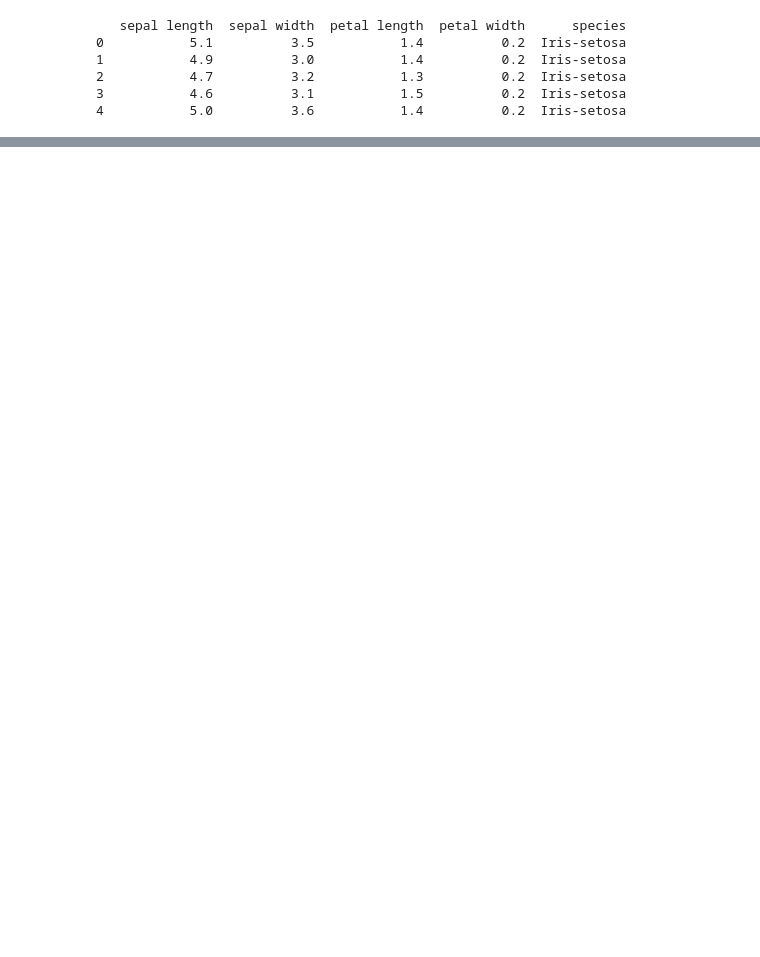
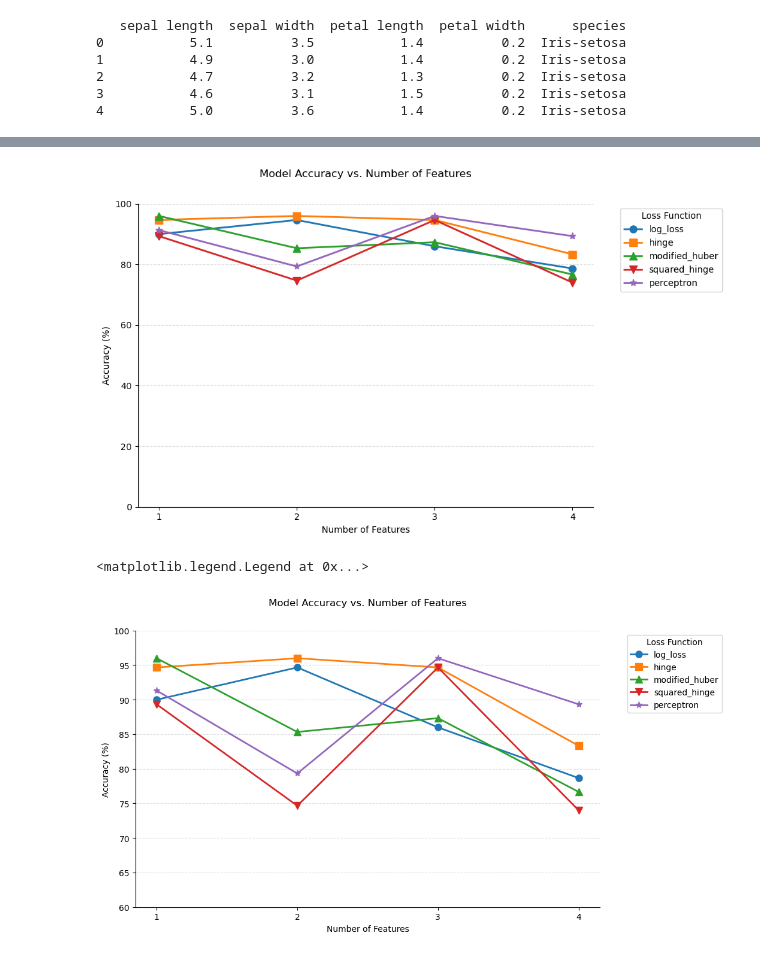
Before and after one commit to tat400pinglife/connections_bot, a Jupyter notebook: Untitled-1.ipynb, the cells around one changed output, grey strips where cells are left out. Drawn from its saved outputs; the diff is of its cells as text; code cells hidden in the pictures; blank space fills up the shorter version.

```diff
--- a/Untitled-1.ipynb
+++ b/Untitled-1.ipynb
@@ -5,7 +10,10 @@ df = pd.read_csv('https://archive.ics.uci.edu/ml/machine-learning-databases/iris
 # %%
 # •	A) sepal length B) sepal width C) petal length D) petal width
 df.columns = ['sepal length', 'sepal width', 'petal length', 'petal width', 'species']
-
+plot_data_scaled = []
+plot_data = []
+loss_functions = ['log_loss', 'hinge', 'modified_huber', 'squared_hinge', 'perceptron']
+y = df.iloc[:, -1]
 print(df.head())
 # %% [output]
    sepal length  sepal width  petal length  petal width      species
@@ -133,0 +46,75 @@ Loss Function: perceptron      | True Accuracy: 88.00%
+# %%
+plot_data_scaled = []
+plot_data = []
+for i in range(1, 5):
+    train_and_evaluate(loss_functions, i)
+    train_and_evaluate_scaled(loss_functions, i)
+# %%
+markers = ['o', 's', '^', 'v', '*']
+
+plt.figure(figsize=(10, 6))
+
+for i, loss in enumerate(loss_functions):
+    loss_data = [item for item in plot_data if item[1] == loss]
+    loss_data.sort(key=lambda x: x[2])
+
+    features = [item[2] for item in loss_data]
+    accuracies = [item[0] for item in loss_data]
+
+    plt.plot(
+        features, accuracies,
+        marker=markers[i % len(markers)],
+        linestyle='-',
+        markersize=8,
+        linewidth=2,
+        label=loss
+    )
+
+plt.xlabel("Number of Features")
+plt.ylabel("Accuracy (%)")
+plt.title("Model Accuracy vs. Number of Features", pad=30)
+
+all_features = sorted(list(set([item[2] for item in plot_data])))
+plt.xticks(all_features)
+plt.ylim(0, 100)
+plt.gca().spines['top'].set_visible(False)
+plt.gca().spines['right'].set_visible(False)
+plt.grid(True, axis='y', linestyle='--', alpha=0.4)
+plt.legend(title="Loss Function", bbox_to_anchor=(1.05, 1))
+
+plt.tight_layout()
+plt.show()
+
+plt.figure(figsize=(10, 6))
+
+for i, loss in enumerate(loss_functions):
+    loss_data = [item for item in plot_data if item[1] == loss]
+    loss_data.sort(key=lambda x: x[2])
+
+    features = [item[2] for item in loss_data]
+    accuracies = [item[0] for item in loss_data]
+
+    plt.plot(
+        features, accuracies,
+        marker=markers[i % len(markers)],
+        linestyle='-',
+        markersize=8,
+        linewidth=2,
+        label=loss
+    )
+
+plt.xlabel("Number of Features")
+plt.ylabel("Accuracy (%)")
+plt.title("Model Accuracy vs. Number of Features", pad=30)
+
+all_features = sorted(list(set([item[2] for item in plot_data])))
+plt.xticks(all_features)
+plt.ylim(60, 100)
+plt.gca().spines['top'].set_visible(False)
+plt.gca().spines['right'].set_visible(False)
+plt.grid(True, axis='y', linestyle='--', alpha=0.4)
+plt.legend(title="Loss Function", bbox_to_anchor=(1.05, 1))
+# %% [output]
+[figure, added]
+<matplotlib.legend.Legend at 0x...>
+[figure, added]
```
Also changed, not shown: parts of 6 cells of this notebook.
